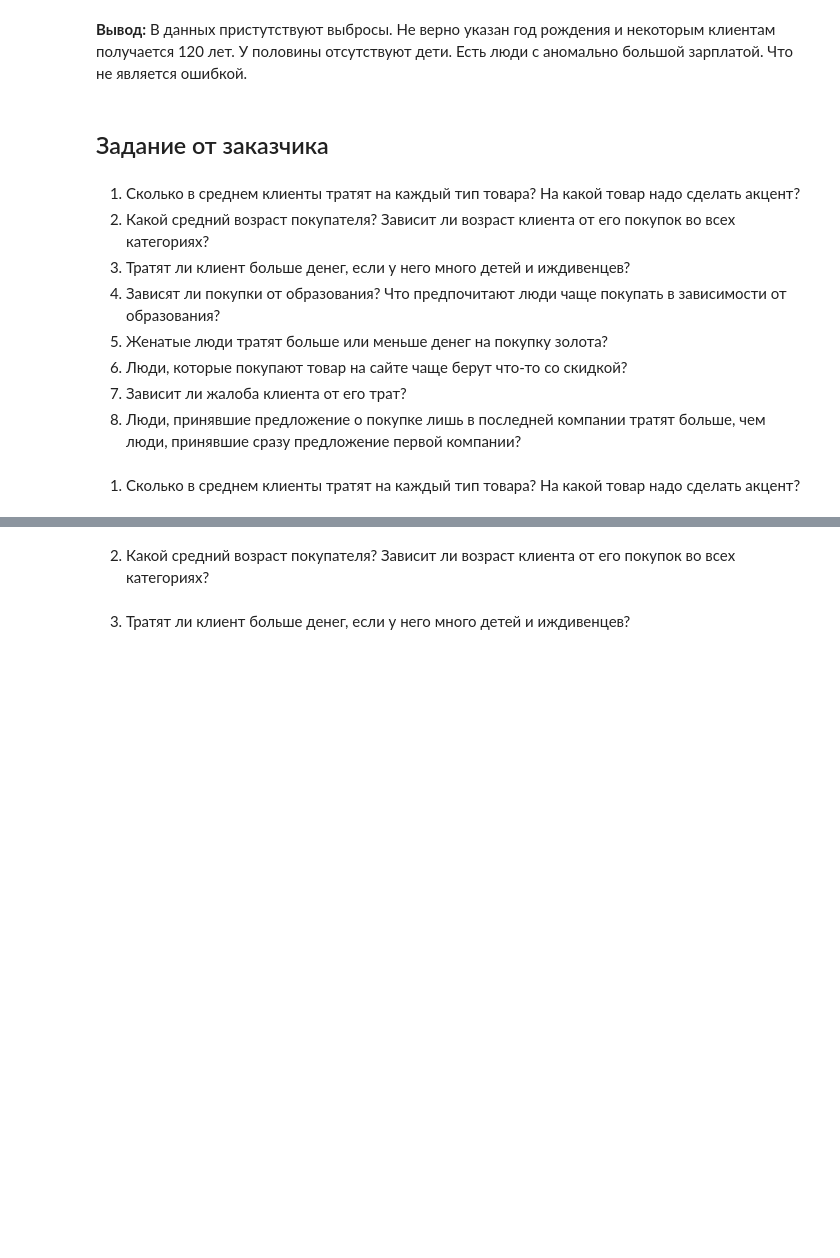
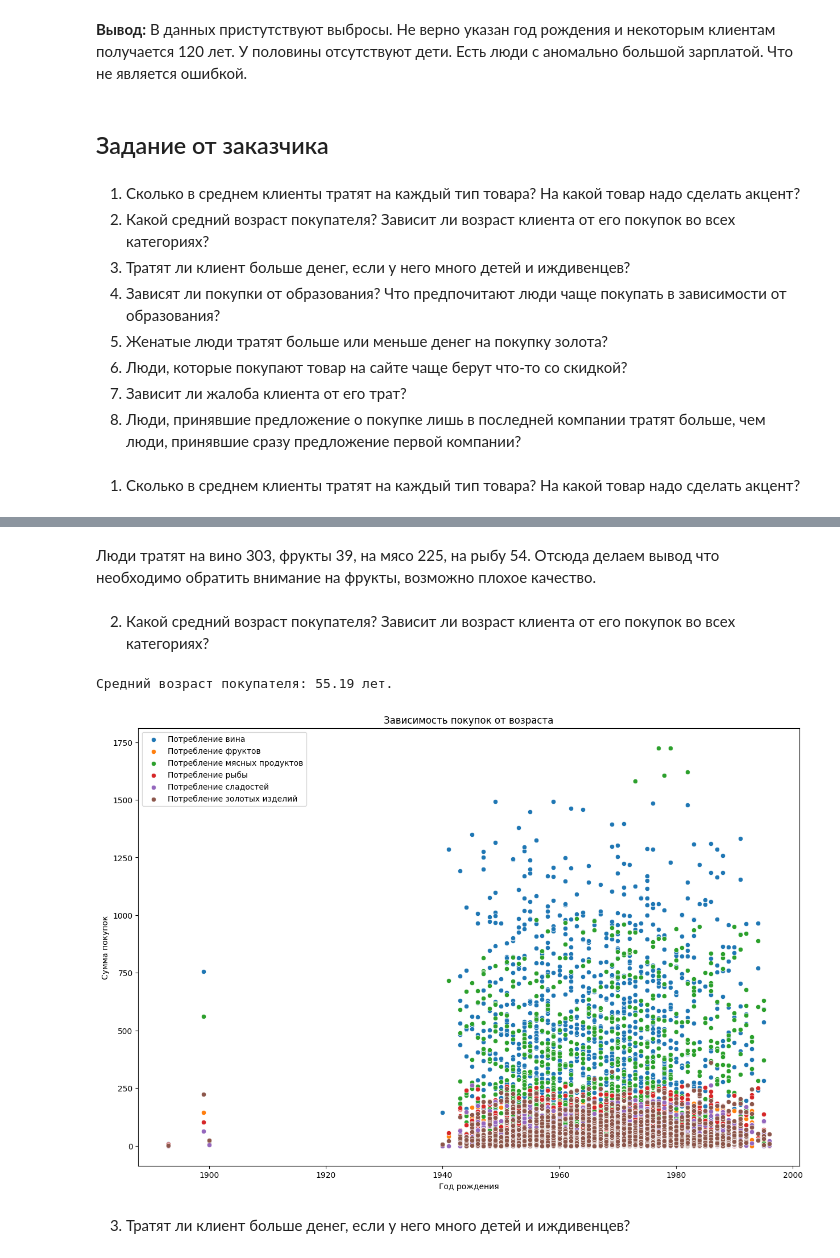
Before and after one commit to korsh624/DS, a Jupyter notebook: 1.9/HW_1RAZDEL_PRO_forstud.ipynb, the cells around one changed output, grey strips where cells are left out. Drawn from its saved outputs; the diff is of its cells as text; code cells hidden in the pictures; blank space fills up the shorter version.

```diff
--- a/1.9/HW_1RAZDEL_PRO_forstud.ipynb
+++ b/1.9/HW_1RAZDEL_PRO_forstud.ipynb
@@ -247,4 +262,42 @@ plt.show()
+# %% [markdown]
+Люди тратят на вино 303, фрукты 39, на мясо 225, на рыбу 54. Отсюда делаем вывод что необходимо обратить внимание на фрукты, возможно плохое качество.
 # %% [markdown]
 2. Какой средний возраст покупателя? Зависит ли возраст клиента от его покупок во всех категориях?
+# %%
+average_age = 2024 - df['Year_Birth'].mean()
+
+print("Средний возраст покупателя: {:.2f} лет.".format(average_age))
+# %% [output]
+Средний возраст покупателя: 55.19 лет.
+# %%
+# Построение графиков зависимости покупок от возраста
+plt.figure(figsize=(15, 10))
+
+# График для потребления вина
+sns.scatterplot(x='Year_Birth', y='MntWines', data=df, label='Потребление вина')
+
+# График для потребления фруктов
+sns.scatterplot(x='Year_Birth', y='MntFruits', data=df, label='Потребление фруктов')
+
+
+# График для потребления мясных продуктов
+sns.scatterplot(x='Year_Birth', y='MntMeatProducts', data=df, label='Потребление мясных продуктов')
+
+# График для потребления рыбы
+sns.scatterplot(x='Year_Birth', y='MntFishProducts', data=df, label='Потребление рыбы')
+
+# График для потребления сладостей
+sns.scatterplot(x='Year_Birth', y='MntSweetProducts', data=df, label='Потребление сладостей')
+
+# График для потребления золотых изделий
+sns.scatterplot(x='Year_Birth', y='MntGoldProds', data=df, label='Покупка золотых изделий')
+
+plt.xlabel('Год рождения')
+plt.ylabel('Сумма покупок')
+plt.title('Зависимость покупок от возраста')
+plt.legend()
+plt.show()
+# %% [output]
+[figure, added]
 # %% [markdown]
 3. Тратят ли клиент больше денег, если у него много детей и иждивенцев?
```
Also changed, not shown: parts of 9 cells of this notebook.
